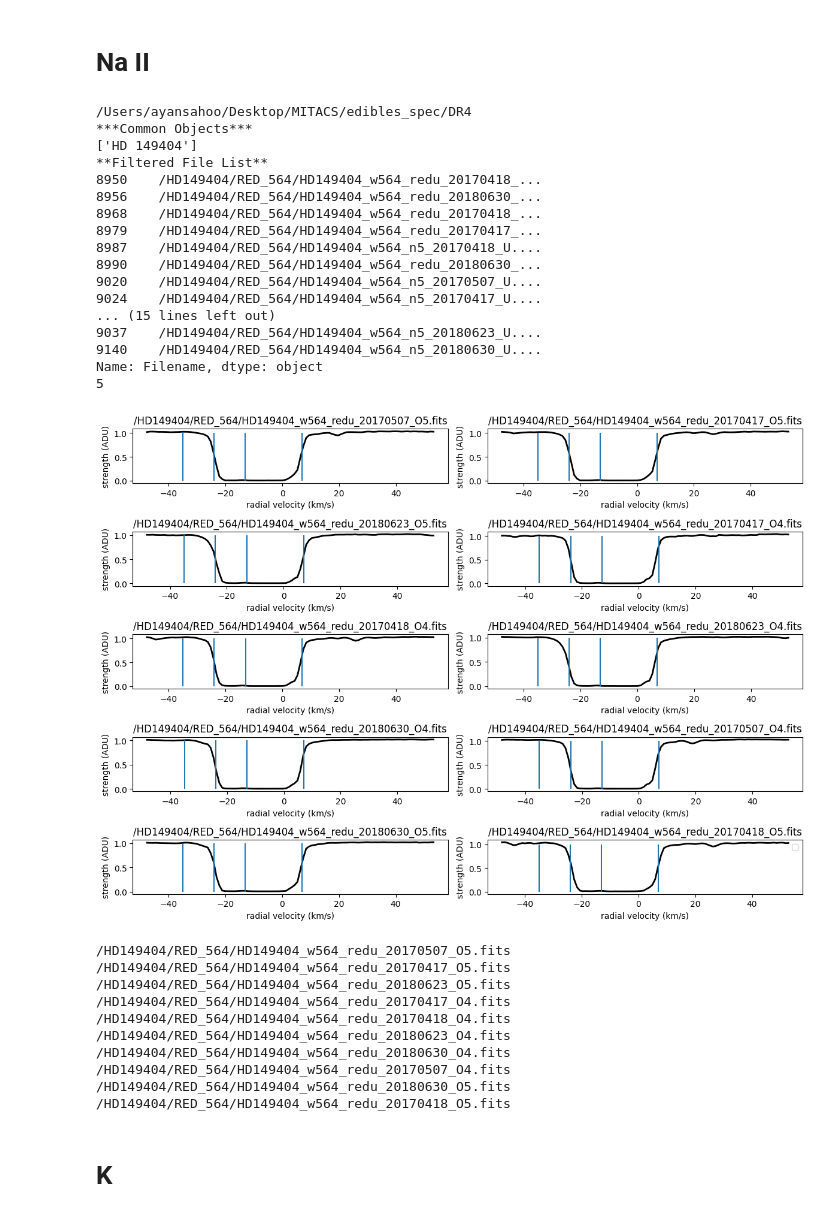
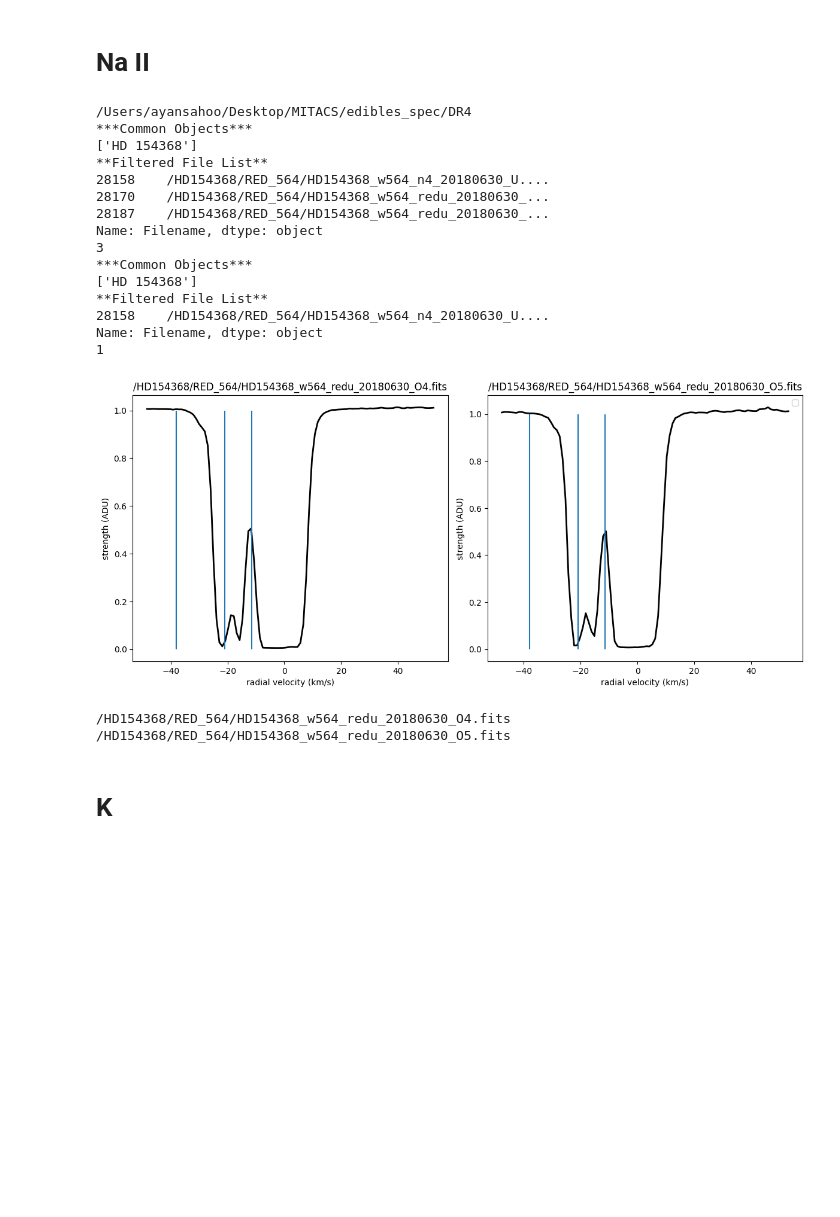
Before and after one commit to AyanS13/edibles, a Jupyter notebook: cloud_checker.ipynb, the cells around one changed output. Drawn from its saved outputs; the diff is of its cells as text; code cells hidden in the pictures; blank space fills up the shorter version.

```diff
--- a/cloud_checker.ipynb
+++ b/cloud_checker.ipynb
@@ -12,7 +12,7 @@ from scipy.interpolate import CubicSpline
 # %% [markdown]
 # Na I
 # %%
-sightline = "HD 147683"
+sightline = "HD 113904"
 pythia = EdiblesOracle()
 List_1 = pythia.getFilteredObsList(object=[sightline], MergedOnly=False, Wave=3302)
 test_1 = List_1.values.tolist()
@@ -26,10 +26,11 @@ test = list(test)
 
 lambda0 = [3302.368, 3302.978]
 ref_wave = 3302.368
-cl_1 = -2
-cl_2 = 3
-cl_3 = 6
-# cl_4 = -36
+cl_1 = 1
+# cl_2 = -24
+# cl_3 = 12
+# cl_4 = 5
+# cl_4 = 10
 # cl_5 = -7
 # f = [0.005450, 0.005450]
 # gamma = [1e8,1e8]
@@ -69,11 +70,12 @@ for i in range(len(test)):
 
     # Plot data on the corresponding subplot
     axs[i].plot(3*(10**5)*(wave-ref_wave)/ref_wave, flux, color='k', linewidth=2)
-    axs[i].vlines(x=cl_1, ymin=0, ymax=1)
-    axs[i].vlines(x=cl_2, ymin=0, ymax=1)
-    axs[i].vlines(x=cl_3, ymin=0, ymax=1)
+    axs[i].vlines(x=cl_1, ymin=0.8, ymax=1)
+    # axs[i].vlines(x=cl_2, ymin=0.8, ymax=1)
+    # axs[i].vlines(x=cl_3, ymin=0.8, ymax=1)
     # axs[i].vlines(x=cl_4, ymin=0, ymax=1)
     # axs[i].vlines(x=cl_5, ymin=0, ymax=1)
+
 
     # y = np.ones(len(wave))
     # axs[i].plot(wave, y)
@@ -131,7 +133,7 @@ Name: Filename, dtype: object
 # %% [markdown]
 # Na II
 # %%
-sightline = "HD 149404"
+sightline = "HD 154368"
 pythia = EdiblesOracle()
 List_1 = pythia.getFilteredObsList(object=[sightline], MergedOnly=False, Wave=5892)
 test_1 = List_1.values.tolist()
@@ -145,10 +147,10 @@ test = list(test)
 
 lambda0 = [5889.951, 5895.924]
 ref_wave = 5889.951
-cl_1 = 7
-cl_2 = -13
-cl_3 = -35
-cl_4 = -24
+cl_1 = -11.5
+cl_2 = -21
+cl_3 = -38
+# cl_4 = -24
 # f = [0.005450, 0.005450]
 # gamma = [1e8,1e8]
 # b = [3.5, 3.5]
@@ -190,7 +192,7 @@ for i in range(len(test)):
     axs[i].vlines(x=cl_1, ymin=0, ymax=1)
     axs[i].vlines(x=cl_2, ymin=0, ymax=1)
     axs[i].vlines(x=cl_3, ymin=0, ymax=1)
-    axs[i].vlines(x=cl_4, ymin=0, ymax=1)
+    # axs[i].vlines(x=cl_4, ymin=0, ymax=1)
 
     # y = np.ones(len(wave))
     # axs[i].plot(wave, y)
@@ -198,57 +200,47 @@ for i in range(len(test)):
 
     # model = voigt_absorption_line_new(wavegrid=wave, f= f, lambda0=lambda0, gamma=gamma,
     #                    b=b, B_vary=B_vary, N=N, v_rad=v_rad, v_resolution=v_resolution, map =[0,1])
 
     # axs[i].plot(wave, model)
 
     # Set title for each subplot
     axs[i].set_title(str(test[i]))
 
     # Set x and y labels for each subplot
     axs[i].set_xlabel('radial velocity (km/s)')
     axs[i].set_ylabel('strength (ADU)')
 
 # Hide the unused subplots
 for j in range(len(test), len(axs)):
     fig.delaxes(axs[j])
 # Adjust the layout so titles and labels fit well
 plt.tight_layout()
 plt.legend()
 # Show the plot
 plt.show()
 
 
 for i in test:
     print(i)
 # %% [output]
 /Users/ayansahoo/Desktop/MITACS/edibles_spec/DR4
 ***Common Objects***
-['HD 149404']
+['HD 154368']
 **Filtered File List**
-8950    /HD149404/RED_564/HD149404_w564_redu_20170418_...
-8956    /HD149404/RED_564/HD149404_w564_redu_20180630_...
-8968    /HD149404/RED_564/HD149404_w564_redu_20170418_...
-8979    /HD149404/RED_564/HD149404_w564_redu_20170417_...
-8987    /HD149404/RED_564/HD149404_w564_n5_20170418_U....
-8990    /HD149404/RED_564/HD149404_w564_redu_20180630_...
-9020    /HD149404/RED_564/HD149404_w564_n5_20170507_U....
-9024    /HD149404/RED_564/HD149404_w564_n5_20170417_U....
-... (15 lines left out)
-9037    /HD149404/RED_564/HD149404_w564_n5_20180623_U....
-9140    /HD149404/RED_564/HD149404_w564_n5_20180630_U....
+28158    /HD154368/RED_564/HD154368_w564_n4_20180630_U....
+28170    /HD154368/RED_564/HD154368_w564_redu_20180630_...
+28187    /HD154368/RED_564/HD154368_w564_redu_20180630_...
 Name: Filename, dtype: object
-5
+3
+***Common Objects***
+['HD 154368']
+**Filtered File List**
+28158    /HD154368/RED_564/HD154368_w564_n4_20180630_U....
+Name: Filename, dtype: object
+1
-[figure, old version]
+[figure, new version]
-/HD149404/RED_564/HD149404_w564_redu_20170507_O5.fits
-/HD149404/RED_564/HD149404_w564_redu_20170417_O5.fits
-/HD149404/RED_564/HD149404_w564_redu_20180623_O5.fits
-/HD149404/RED_564/HD149404_w564_redu_20170417_O4.fits
-/HD149404/RED_564/HD149404_w564_redu_20170418_O4.fits
-/HD149404/RED_564/HD149404_w564_redu_20180623_O4.fits
-/HD149404/RED_564/HD149404_w564_redu_20180630_O4.fits
-/HD149404/RED_564/HD149404_w564_redu_20170507_O4.fits
-/HD149404/RED_564/HD149404_w564_redu_20180630_O5.fits
-/HD149404/RED_564/HD149404_w564_redu_20170418_O5.fits
+/HD154368/RED_564/HD154368_w564_redu_20180630_O4.fits
+/HD154368/RED_564/HD154368_w564_redu_20180630_O5.fits
 # %% [markdown]
 # K
 # %%
```
Also changed, not shown: parts of 3 cells of this notebook, 4 other files.
